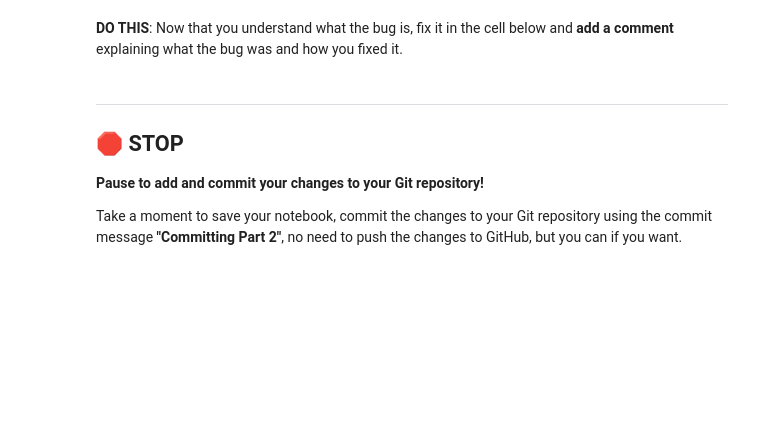
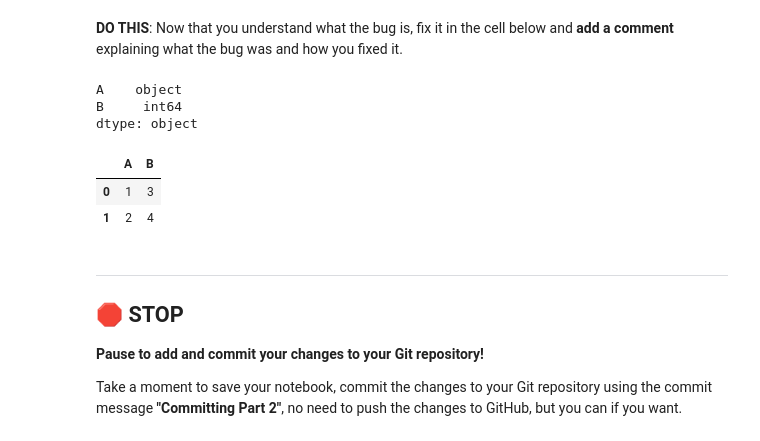
Before and after one commit to Colino03/CMSE202-f23-turnin, a Jupyter notebook: hw-01/HW-01.ipynb, the cells around one changed output. Saved outputs shown, nothing was run; the diff lists cells and outputs as text; code cells hidden in the pictures; blank space fills up the shorter version.

```diff
--- a/hw-01/HW-01.ipynb
+++ b/hw-01/HW-01.ipynb
@@ -273,3 +353,17 @@ If you need to write any code to explore the nature of the bug, please do so in
+# %%
+# the bug was the it converted the values in the column to the word string, not just the values as strings
+# so I made the column equal itself, but as a set of strings
+df = pd.DataFrame({'A': [1, 2], 'B': [3, 4]})
+df['A'] = df['A'].astype(str)
+print(df.dtypes)
+df
+# %% [output]
+A    object
+B     int64
+dtype: object
+|  | A | B |
+| 0 | 1 | 3 |
+| 1 | 2 | 4 |
 # %% [markdown]
 ---
 ## &#128721; STOP
```
Also changed, not shown: parts of 35 cells of this notebook.
